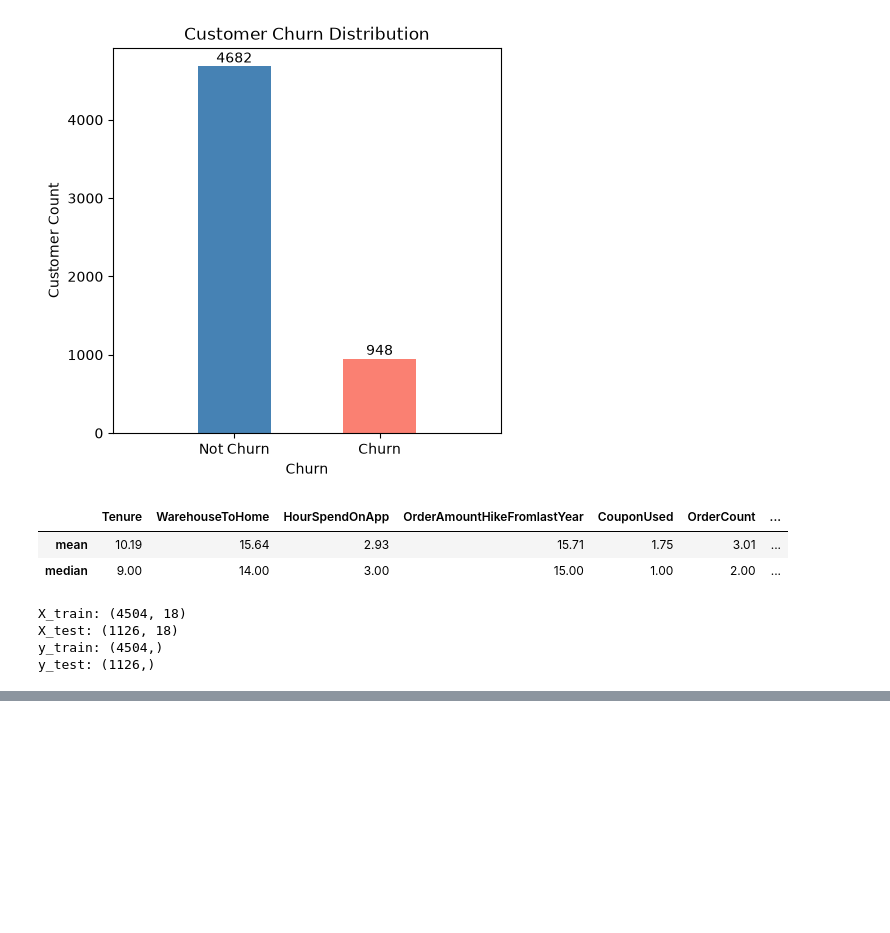
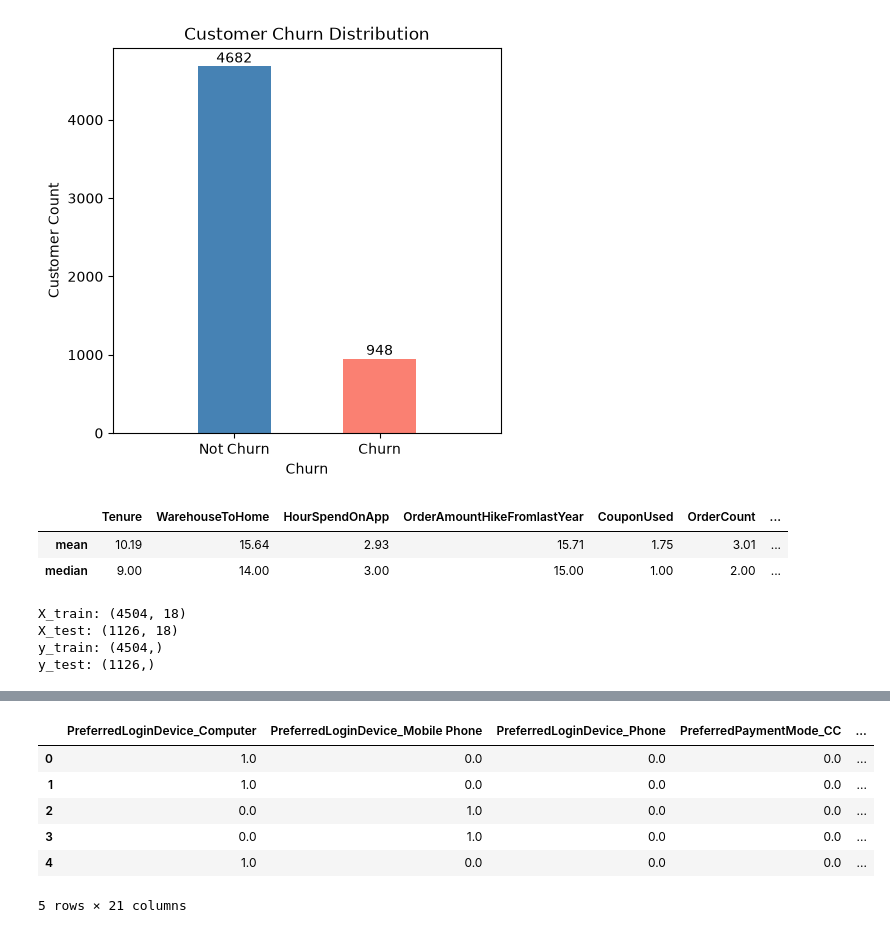
Before and after one commit to che-21/Mini-Projects, a Jupyter notebook: ecommerce_customer_churn_analysis_and_prediction/cutomerChurn.ipynb, the cells around one changed output, grey strips where cells are left out. Cells and saved outputs as stored; diff of their text form; code cells hidden in the pictures; blank space fills up the shorter version.

```diff
--- a/ecommerce_customer_churn_analysis_and_prediction/cutomerChurn.ipynb
+++ b/ecommerce_customer_churn_analysis_and_prediction/cutomerChurn.ipynb
@@ -112,0 +142,5 @@ y_test: (1126,)
+# %%
+# 문자열 컬럼 추출
+cat_cols = X_train.select_dtypes(include=['str', 'object']).columns
+
+print(cat_cols)
@@ -112,0 +151,21 @@ y_test: (1126,)
+# %%
+from sklearn.preprocessing import OneHotEncoder
+
+# 원-핫 인코더 생성
+encoder = OneHotEncoder(
+    handle_unknown='ignore',
+    sparse_output=False
+)
+
+# 학습 데이터로 인코딩 기준 학습 및 변환
+train_encoded = encoder.fit_transform(X_train[cat_cols])
+
+# 테스트 데이터 변환
+test_encoded = encoder.transform(X_test[cat_cols])
+
+# 인코딩 후 생성된 컬럼 이름
+print(encoder.get_feature_names_out(cat_cols))
+
+# 인코딩된 데이터의 크기
+print('train_encoded:', train_encoded.shape)
+print('test_encoded:', test_encoded.shape)
@@ -112,0 +185,19 @@ y_test: (1126,)
+# %%
+import pandas as pd
+
+# 인코딩된 배열을 DataFrame으로 변환
+encoded_df = pd.DataFrame(
+    train_encoded,
+    columns=encoder.get_feature_names_out(cat_cols)
+)
+
+# 앞의 5행 확인
+encoded_df.head()
+# %% [output]
+|  | PreferredLoginDevice_Computer | PreferredLoginDevice_Mobile Phone | PreferredLoginDevice_Phone | PreferredPaymentMode_CC | ... |
+| 0 | 1.0 | 0.0 | 0.0 | 0.0 | ... |
+| 1 | 1.0 | 0.0 | 0.0 | 0.0 | ... |
+| 2 | 0.0 | 1.0 | 0.0 | 0.0 | ... |
+| 3 | 0.0 | 1.0 | 0.0 | 0.0 | ... |
+| 4 | 1.0 | 0.0 | 0.0 | 0.0 | ... |
+5 rows × 21 columns
```
Also changed, not shown: parts of 5 cells of this notebook.
